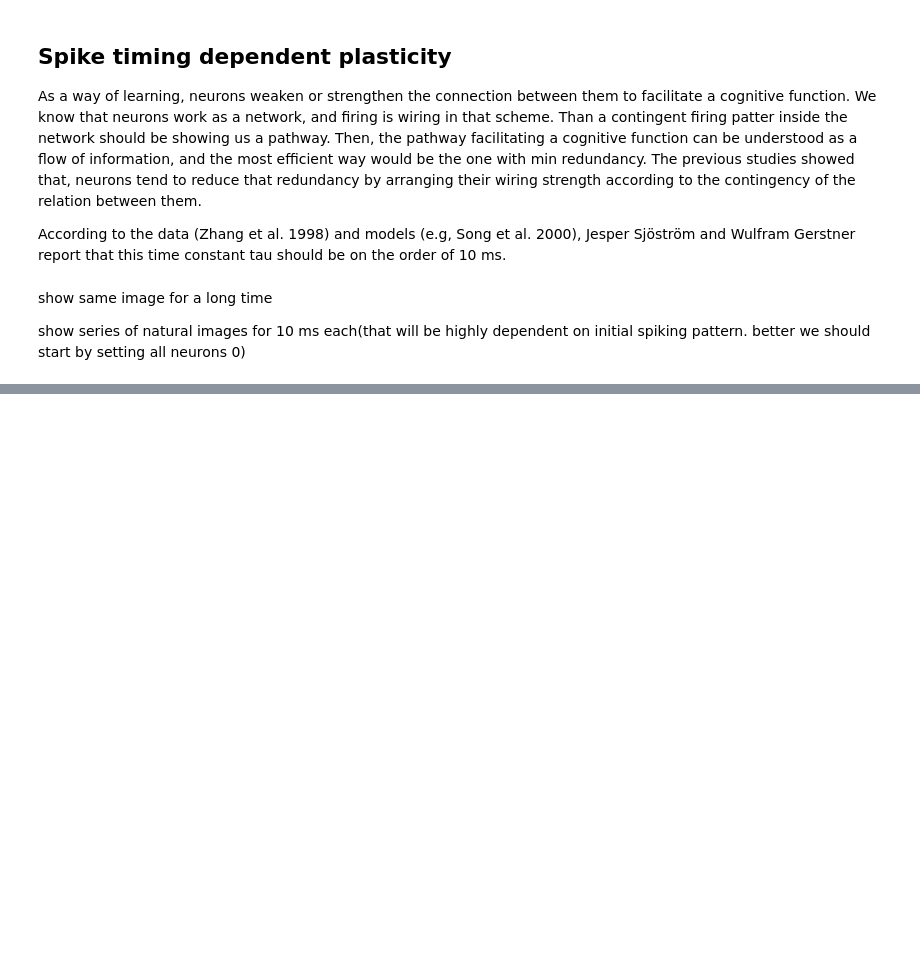
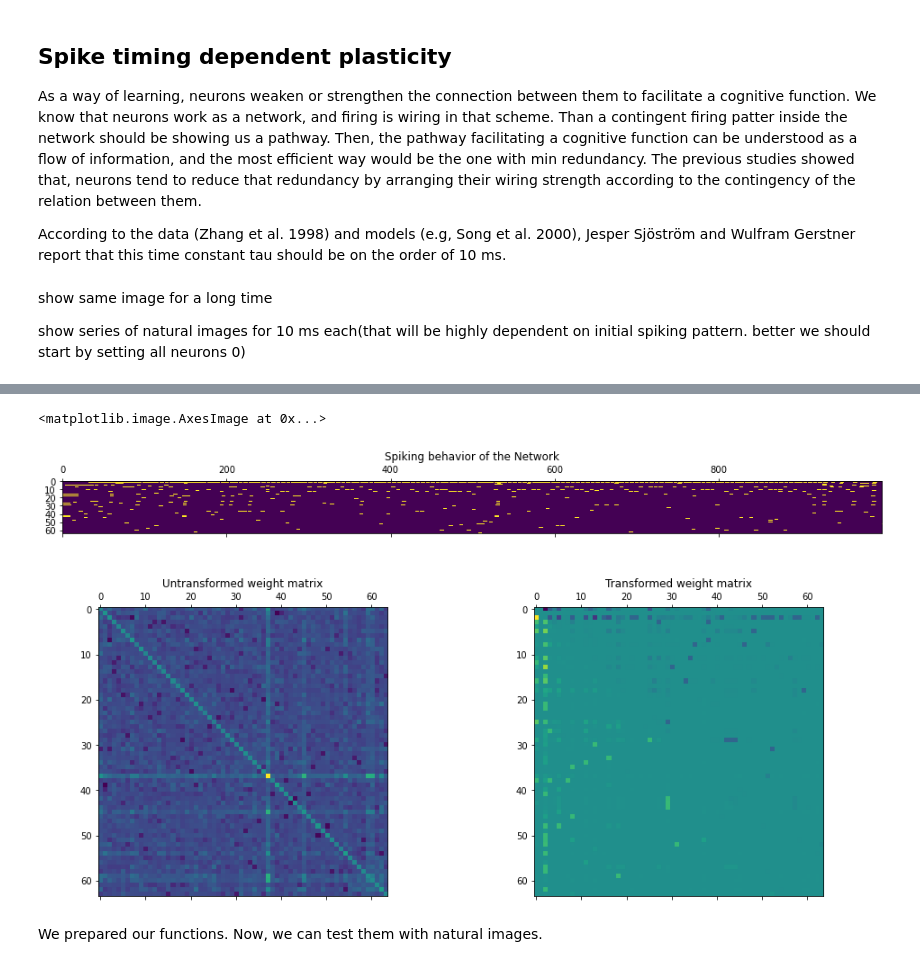
Before and after one commit to yavuz-s/Final-Project-phy527, a Jupyter notebook: Final Project - Sampling.ipynb, the cells around one changed output, grey strips where cells are left out. Drawn from its saved outputs; the diff is of its cells as text; code cells hidden in the pictures; blank space fills up the shorter version.

```diff
--- a/Final Project - Sampling.ipynb
+++ b/Final Project - Sampling.ipynb
@@ -508,0 +476,15 @@ def Gibbs_sampling_plasticity_series(Image, n_sampling):
+# %%
+fig3 = plt.figure(constrained_layout=True, figsize = (13,7))
+gs = fig3.add_gridspec(13, 18)
+f3_ax1 = fig3.add_subplot(gs[0:2, :])
+f3_ax1.set_title('Spiking behavior of the Network')
+f3_ax1.matshow(res)
+f3_ax2 = fig3.add_subplot(gs[3:13, 0:8])
+f3_ax2.set_title('Untransformed weight matrix')
+f3_ax2.matshow(W)
+f3_ax3 = fig3.add_subplot(gs[3:13:, 9:])
+f3_ax3.set_title('Transformed weight matrix')
+f3_ax3.matshow(www)
+# %% [output]
+<matplotlib.image.AxesImage at 0x...>
+[figure, added]
@@ -508,0 +541,2 @@ def Gibbs_sampling_plasticity_series(Image, n_sampling):
+# %% [markdown]
+We prepared our functions. Now, we can test them with natural images.
```
Also changed, not shown: parts of 35 cells of this notebook.
